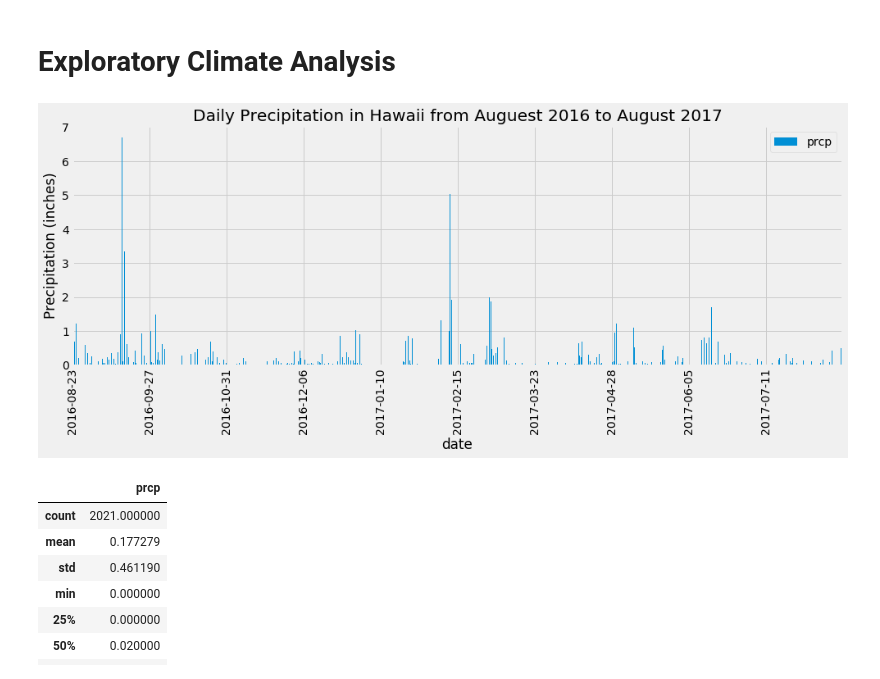
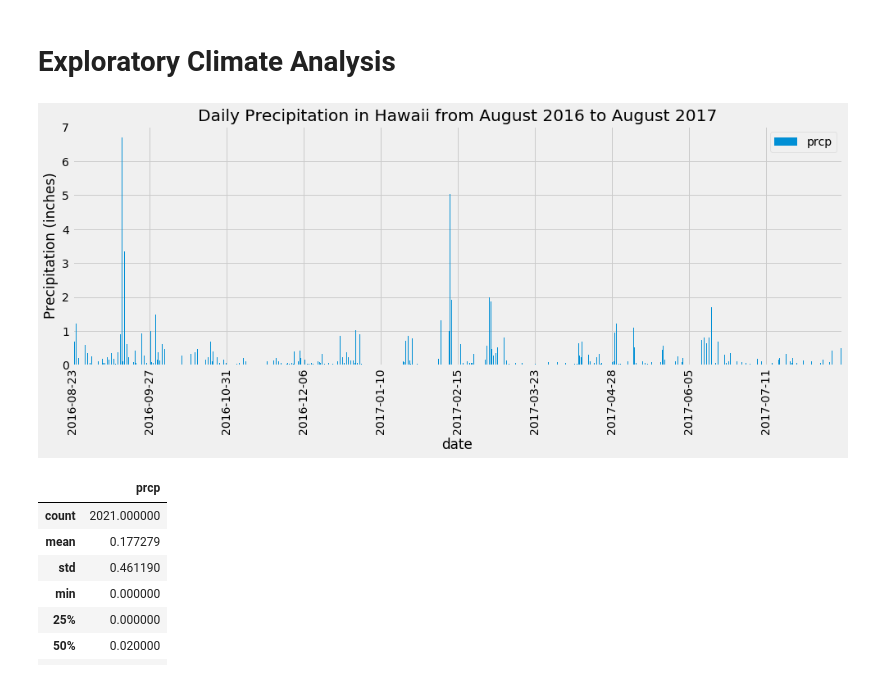
Before and after one commit to coconutpep/Hawaii-Weather-Visualization, a Jupyter notebook: climate.ipynb, the cells around one changed output. Saved outputs shown, nothing was run; the diff lists cells and outputs as text; code cells hidden in the pictures.

Commit message:
fixed typo in daily precip chart

```diff
--- a/climate.ipynb
+++ b/climate.ipynb
@@ -41,18 +41,18 @@ session = Session(engine)
 # %%
 # Design a query to retrieve the last 12 months of precipitation data and plot the results
 # Query database for data & prcp add to panda df
 measurement_df = pd.read_sql('SELECT date, prcp FROM measurement WHERE date BETWEEN "2016-08-23" AND "2017-08-23" ORDER BY date ASC', conn)
 # Set index to date
 dates = measurement_df.date
 measurement_df.set_index('date', inplace=True)
 # Plot data
-measurement_df.plot(kind='bar', figsize=(15,5), title='Daily Precipitation in Hawaii from Auguest 2016 to August 2017', )
+measurement_df.plot(kind='bar', figsize=(15,5), title='Daily Precipitation in Hawaii from August 2016 to August 2017', )
 plt.xticks(range(0,2230,223), labels=dates[0:2229:223])
 plt.ylabel('Precipitation (inches)')
 plt.savefig('charts/dailyprcp.png', bbox_inches='tight')
 plt.show()
 # %% [output]
-[figure, old version]
+[figure, new version]
 # %%
 # Use Pandas to calcualte the summary statistics for the precipitation data
 measurement_df.describe()
```
Also changed, not shown: 1 other file.
